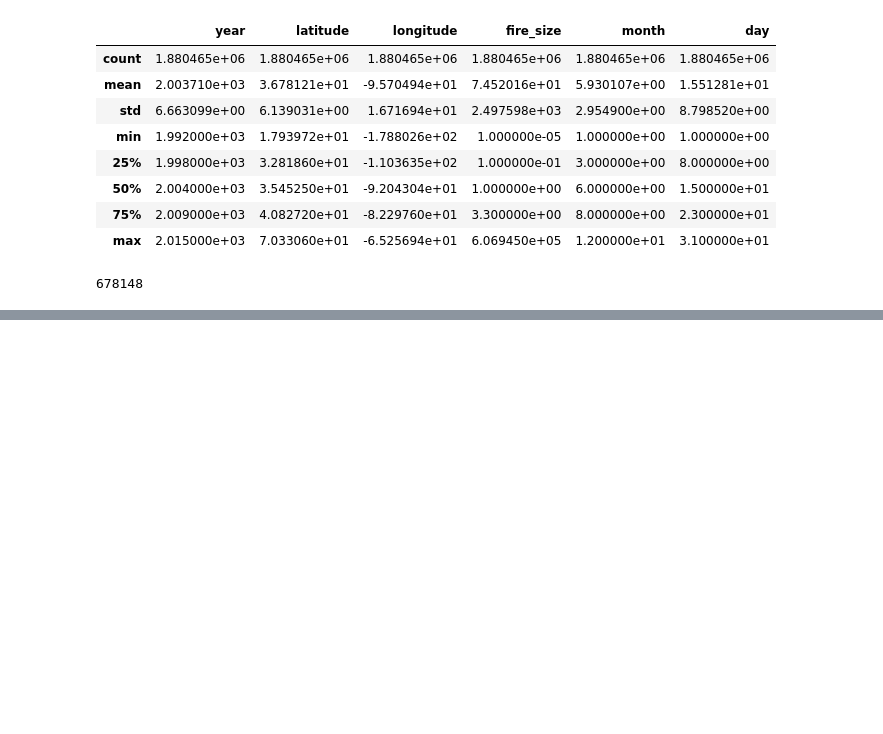
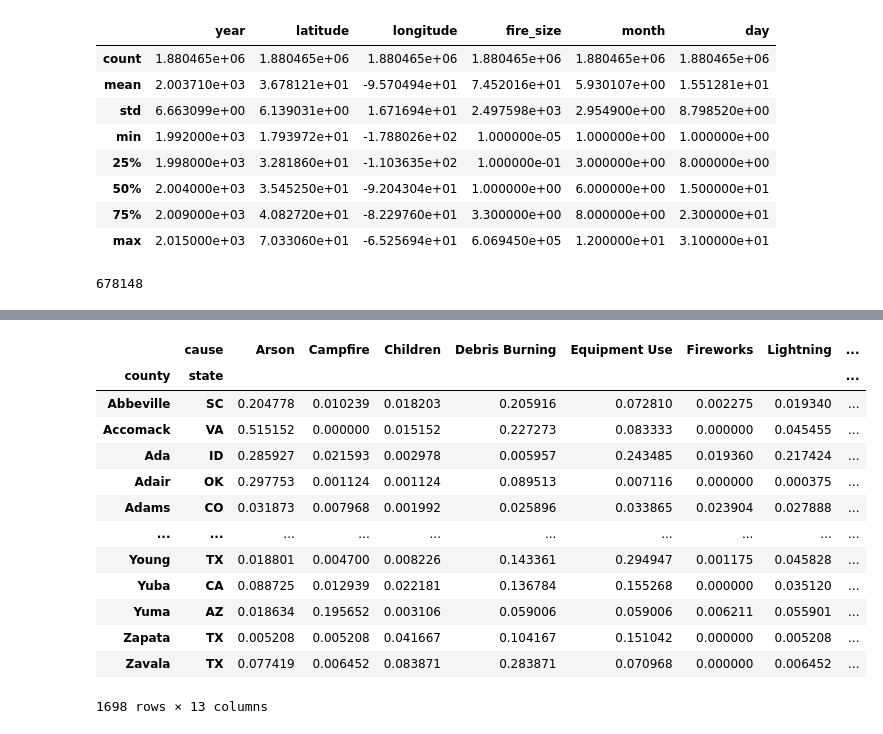
Before and after one commit to xaviercslung/Wildfire-Analysis, a Jupyter notebook: wildfire_pui_final.ipynb, the cells around one changed output, grey strips where cells are left out. Drawn from its saved outputs; the diff is of its cells as text; code cells hidden in the pictures; blank space fills up the shorter version.

```diff
--- a/wildfire_pui_final.ipynb
+++ b/wildfire_pui_final.ipynb
@@ -132,0 +205,22 @@ geo_df.plot(ax=ax,markersize = 0.1, color='red',marker='o')
+# %%
+#Normalize the data
+total_causes = wf_causes.sum(axis=1)
+wf_nor=wf_causes.div(wf_causes.sum(axis=1), axis=0)
+# %%
+wf_nor=wf_nor.loc[total_causes>100]
+wf_nor
+# %% [output]
+|  | cause | Arson | Campfire | Children | Debris Burning | Equipment Use | Fireworks | Lightning | ... |
+| county | state |  |  |  |  |  |  |  | ... |
+| Abbeville | SC | 0.204778 | 0.010239 | 0.018203 | 0.205916 | 0.072810 | 0.002275 | 0.019340 | ... |
+| Accomack | VA | 0.515152 | 0.000000 | 0.015152 | 0.227273 | 0.083333 | 0.000000 | 0.045455 | ... |
+| Ada | ID | 0.285927 | 0.021593 | 0.002978 | 0.005957 | 0.243485 | 0.019360 | 0.217424 | ... |
+| Adair | OK | 0.297753 | 0.001124 | 0.001124 | 0.089513 | 0.007116 | 0.000000 | 0.000375 | ... |
+| Adams | CO | 0.031873 | 0.007968 | 0.001992 | 0.025896 | 0.033865 | 0.023904 | 0.027888 | ... |
+| ... | ... | ... | ... | ... | ... | ... | ... | ... | ... |
+| Young | TX | 0.018801 | 0.004700 | 0.008226 | 0.143361 | 0.294947 | 0.001175 | 0.045828 | ... |
+| Yuba | CA | 0.088725 | 0.012939 | 0.022181 | 0.136784 | 0.155268 | 0.000000 | 0.035120 | ... |
+| Yuma | AZ | 0.018634 | 0.195652 | 0.003106 | 0.059006 | 0.059006 | 0.006211 | 0.055901 | ... |
+| Zapata | TX | 0.005208 | 0.005208 | 0.041667 | 0.104167 | 0.151042 | 0.000000 | 0.005208 | ... |
+| Zavala | TX | 0.077419 | 0.006452 | 0.083871 | 0.283871 | 0.070968 | 0.000000 | 0.006452 | ... |
+1698 rows × 13 columns
```
Also changed, not shown: parts of 36 cells of this notebook.
